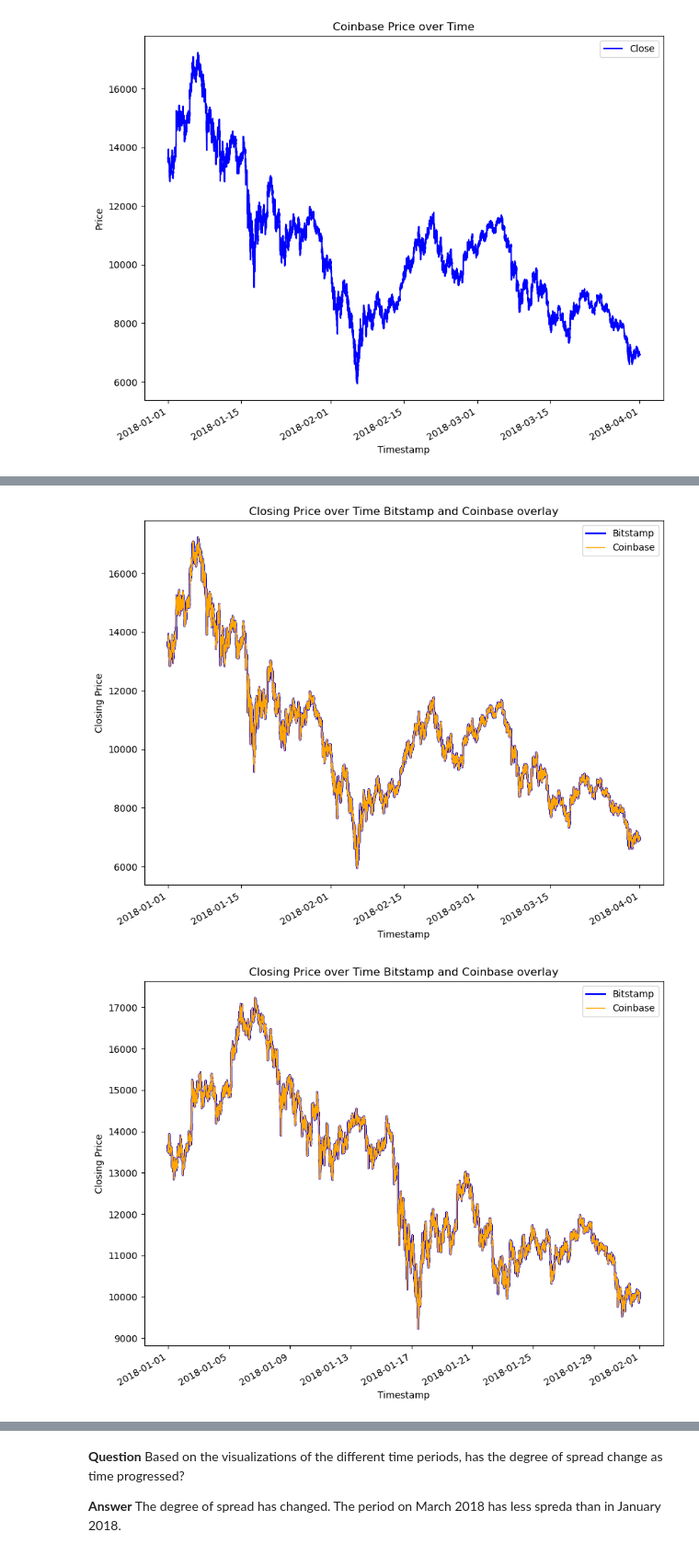
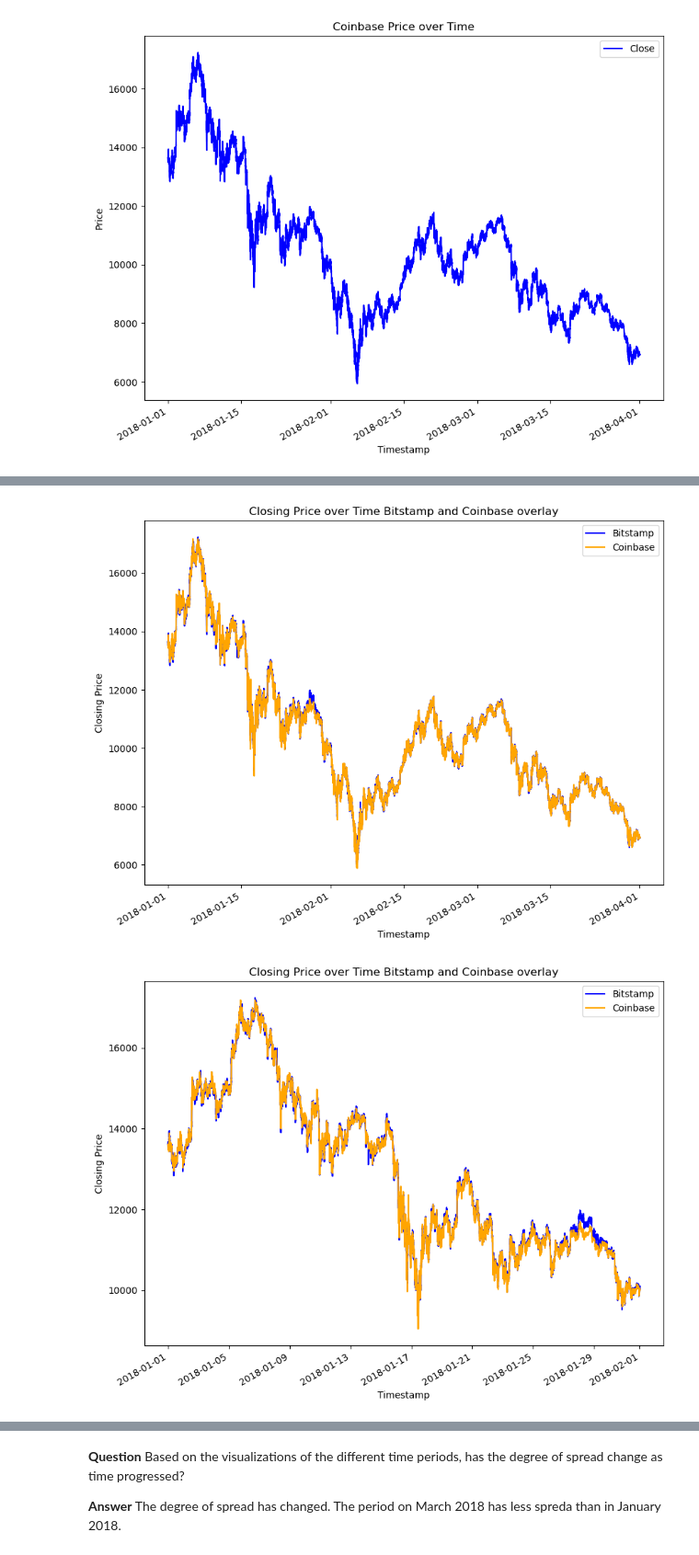
Before and after one commit to Xipilscode/Crypto_arbitrage_analysis-Pandas-, a Jupyter notebook: crypto_arbitrage.ipynb, the cells around one changed output, grey strips where cells are left out. Shown: that part at 92% size. Cells and saved outputs as stored; diff of their text form; code cells hidden in the pictures.

```diff
--- a/crypto_arbitrage.ipynb
+++ b/crypto_arbitrage.ipynb
@@ -204,7 +204,7 @@ dtype: object
 # %%
 # Review the data for duplicate values, and drop them if necessary
 coinbase_df.duplicated().sum()
-coinbase_df = bitstamp_df.drop_duplicates()
+coinbase_df = coinbase_df.drop_duplicates()
 # %% [markdown]
 ## Analyze the Data
 
@@ -308,23 +304,21 @@ ax.set_ylabel("Price");
 # %%
 # Overlay the visualizations for the bitstamp and coinbase DataFrames in one plot
-# The plot should visualize the prices over the full lenth of the dataset
-# Be sure to include the parameters: legend, figure size, title, and color and label
-ax = bitstamp_sliced['Close'].plot(legend=True,figsize=(10,8), title="Closing Price over Time Bitstamp and Coinbase overlay", color="blue", linewidth=2, label="Bitstamp")
-coinbase_sliced['Close'].plot(legend=True,figsize=(10,8), color="orange",linewidth=1, label="Coinbase")
+# The plot will visualize the prices over the full lenth of the dataset
+ax = bitstamp_sliced['Close'].plot(legend=True,figsize=(10,8), title="Closing Price over Time Bitstamp and Coinbase overlay", color="blue", label="Bitstamp")
+coinbase_sliced['Close'].plot(legend=True,figsize=(10,8), color="orange", label="Coinbase")
 
 ax.set_ylabel("Closing Price");
 # %% [output]
-[figure, old version]
+[figure, new version]
 # %%
 # Using the loc and plot functions, create an overlay plot that visualizes
 # the price action of both DataFrames for a one month period early in the dataset
-# Be sure to include the parameters: legend, figure size, title, and color and label
-ax = bitstamp_sliced['Close'].loc['2018-01-01':'2018-01-31'].plot(legend=True,figsize=(10,8), title="Closing Price over Time Bitstamp and Coinbase overlay", color="blue", linewidth=2, label="Bitstamp")
-coinbase_sliced['Close'].loc['2018-01-01':'2018-01-31'].plot(legend=True,figsize=(10,8), color="orange", linewidth=1, label="Coinbase")
-
+ax = bitstamp_sliced['Close'].loc['2018-01-01':'2018-01-31'].plot(legend=True,figsize=(10,8), title="Closing Price over Time Bitstamp and Coinbase overlay", color="blue", label="Bitstamp")
+coinbase_sliced['Close'].loc['2018-01-01':'2018-01-31'].plot(legend=True,figsize=(10,8), color="orange", label="Coinbase")
+# Set name for y axis
 ax.set_ylabel("Closing Price");
 # %% [output]
-[figure, old version]
+[figure, new version]
 # %%
 # Using the loc and plot functions, create an overlay plot that visualizes
 # the price action of both DataFrames for a one month period later in the dataset
```
Also changed, not shown: parts of 18 cells of this notebook.
